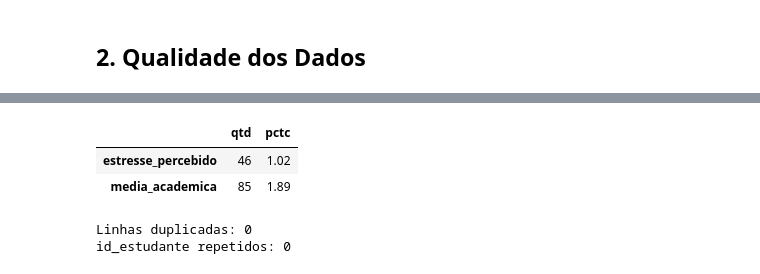
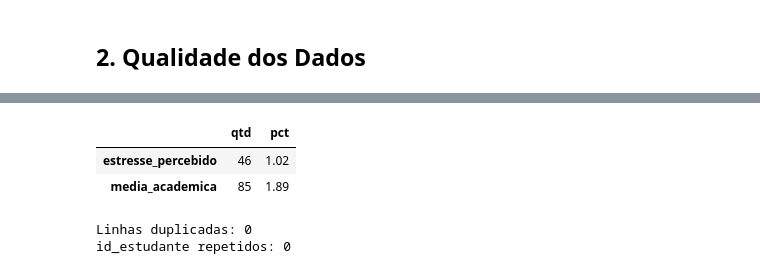
Before and after one commit to syspone/Social-Media-Impact, a Jupyter notebook: notebooks/01_exploracao_dados.ipynb, the cells around one changed output, grey strips where cells are left out. Drawn from its saved outputs; the diff is of its cells as text; code cells hidden in the pictures.

```diff
--- a/notebooks/01_exploracao_dados.ipynb
+++ b/notebooks/01_exploracao_dados.ipynb
@@ -69,13 +69,13 @@ Data columns (total 16 columns):
 dtypes: bool(1), category(6), float64(5), int64(3), str(1)
 memory usage: 347.8 KB
 # %%
-# Valores ausente: Quantidade e % por coluna, so as que tem algum
+# Valores ausentes: quantidade e % por coluna, só as que têm algum
 ausentes = df.isna().sum()
 ausentes = ausentes[ausentes > 0].to_frame("qtd")
-ausentes["pctc"] = (ausentes["qtd"] / len(df) * 100).round(2)
+ausentes["pct"] = (ausentes["qtd"] / len(df) * 100).round(2)
 ausentes
 # %% [output]
-|  | qtd | pctc |
+|  | qtd | pct |
 | estresse_percebido | 46 | 1.02 |
 | media_academica | 85 | 1.89 |
 # %%
```
Also changed, not shown: parts of 3 cells of this notebook.
